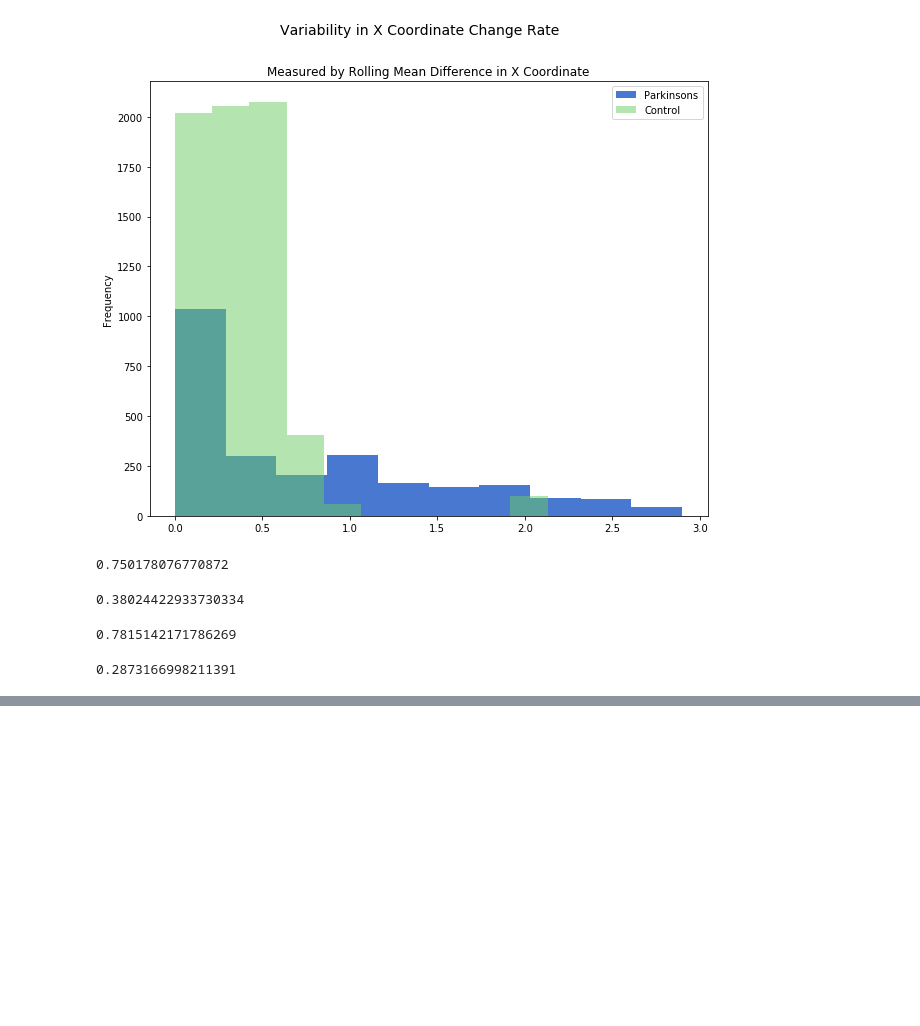
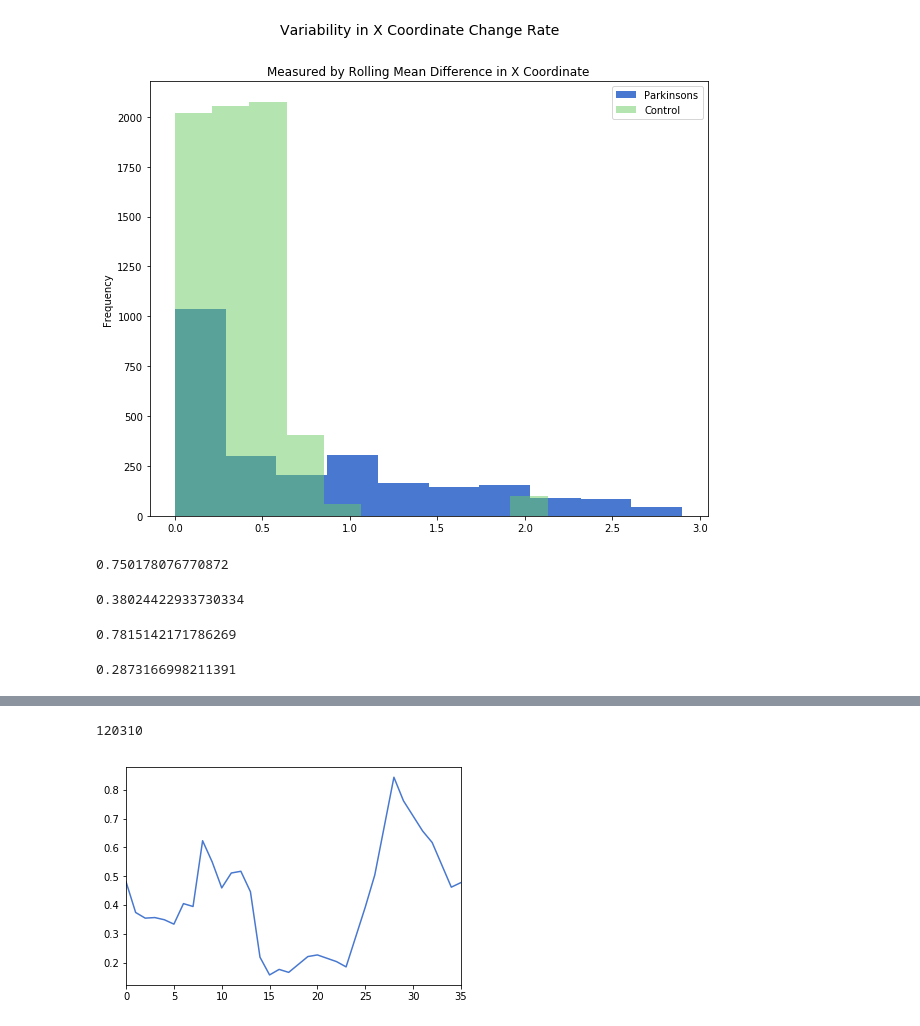
Before and after one commit to MichaelNormandyGavin/parkinsons, a Jupyter notebook: parkinsons.ipynb, the cells around one changed output, grey strips where cells are left out. Drawn from its saved outputs; the diff is of its cells as text; code cells hidden in the pictures; blank space fills up the shorter version.

```diff
--- a/parkinsons.ipynb
+++ b/parkinsons.ipynb
@@ -400,3 +402,5 @@ np.std(df_park['X_lag_avg'])
 np.std(df_2['X_lag_avg'])
 # %% [output]
 0.2873166998211391
+# %%
+control_dfs = [pd.read_csv(control_files[i],';',names=column_names) for i,v in enumerate(control_files)]
@@ -402,0 +427,12 @@ np.std(df_2['X_lag_avg'])
+# %%
+control_combined_df = pd.DataFrame()
+
+for i, c_df in enumerate(control_dfs):
+
+    for x in list(c_df['Test ID'].unique()):
+        new_df = c_df[c_df['Test ID'] == x]
+        new_df['Subject'] = i
+        new_df['ZeroedTimestamp'] = new_df['Timestamp'] - new_df['Timestamp'].min()
+        new_df['X_diff'] = new_df['X'].diff(1).rolling(100).mean().abs()
+        new_df['Y_diff'] = new_df['Y'].diff(1).rolling(100).mean().abs()
+        control_combined_df = control_combined_df.append(new_df,ignore_index=True)
@@ -402,0 +460,13 @@ np.std(df_2['X_lag_avg'])
+# %%
+len(control_combined_df)
+# %% [output]
+120310
+# %%
+control_group = control_combined_df.groupby(['Subject','Test ID']).mean()
+# %%
+control_group.reset_index(inplace=True)
+# %%
+control_group[control_group['Test ID'] != 2]['X_diff'].plot()
+plt.show()
+# %% [output]
+[figure, added]
```
Also changed, not shown: parts of 12 cells of this notebook, 2 other files.
